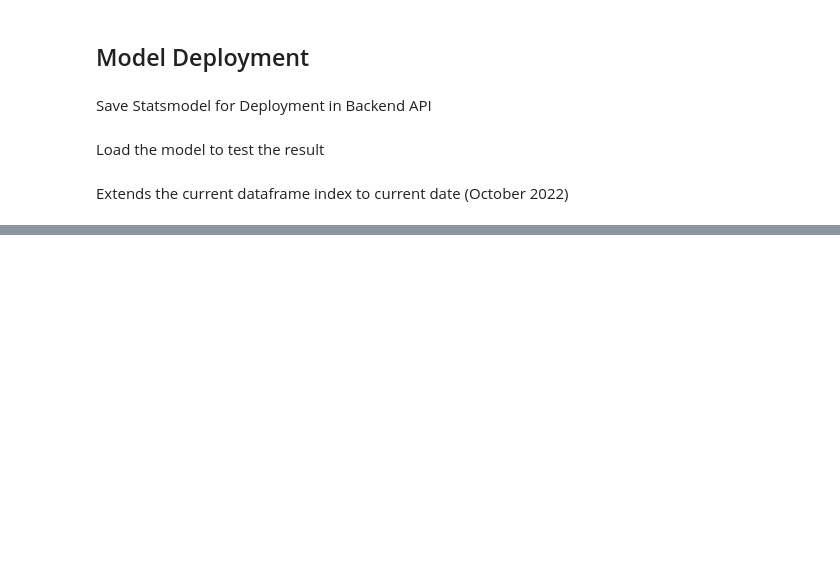
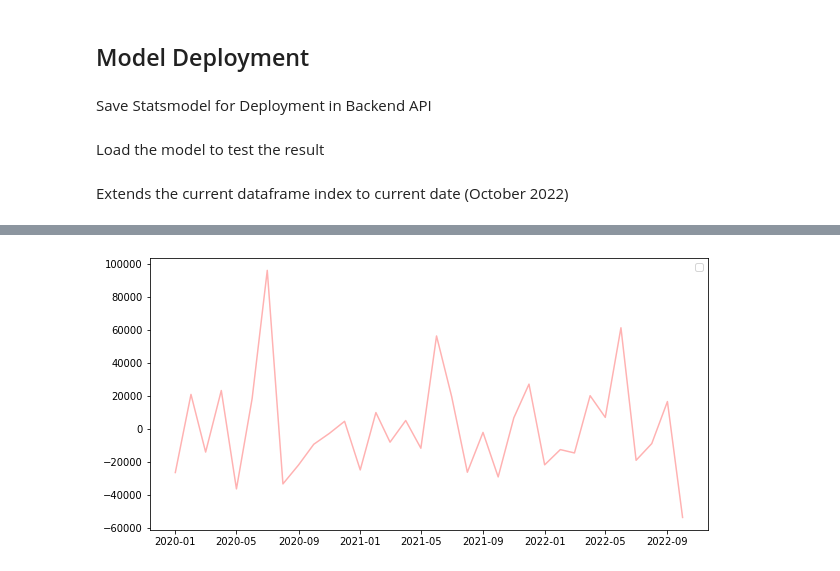
Before and after one commit to MaxZx3000/AI-Compfest-GigaPrime, a Jupyter notebook: artificial-intelligence/time_series_jumlah_wisatawan_mancanegara_jakarta.ipynb, the cells around one changed output, grey strips where cells are left out. Cells and saved outputs as stored; diff of their text form; code cells hidden in the pictures; blank space fills up the shorter version.

```diff
--- a/artificial-intelligence/time_series_jumlah_wisatawan_mancanegara_jakarta.ipynb
+++ b/artificial-intelligence/time_series_jumlah_wisatawan_mancanegara_jakarta.ipynb
@@ -285,0 +287,18 @@ new_df
+# %%
+def plot_forecast_only(result, data_df, col_name, start_index = 1, n_samples = 34):
+  fig, ax = plt.subplots(figsize = (10, 5))
+  # train_pred = result.predict(start = train_df.index[start_index], end = train_df.index[-1])
+  # ax.plot(train_df.index[start_index:], train_pred, color = 'green', label = 'fitted')
+
+  prediction_result = result.get_forecast(n_samples)
+  prediction_result = prediction_result.predicted_mean
+  ax.plot(data_df.index, prediction_result, color = 'red', alpha = 0.3)
+
+  ax.legend()
+
+plot_forecast_only(
+    result = arima_model_result,
+    data_df = new_df,
+    col_name = jumlah_field
+)
+# %% [output]
@@ -285,0 +306 @@ new_df
+[figure, added]
```
Also changed, not shown: parts of 3 cells of this notebook.
